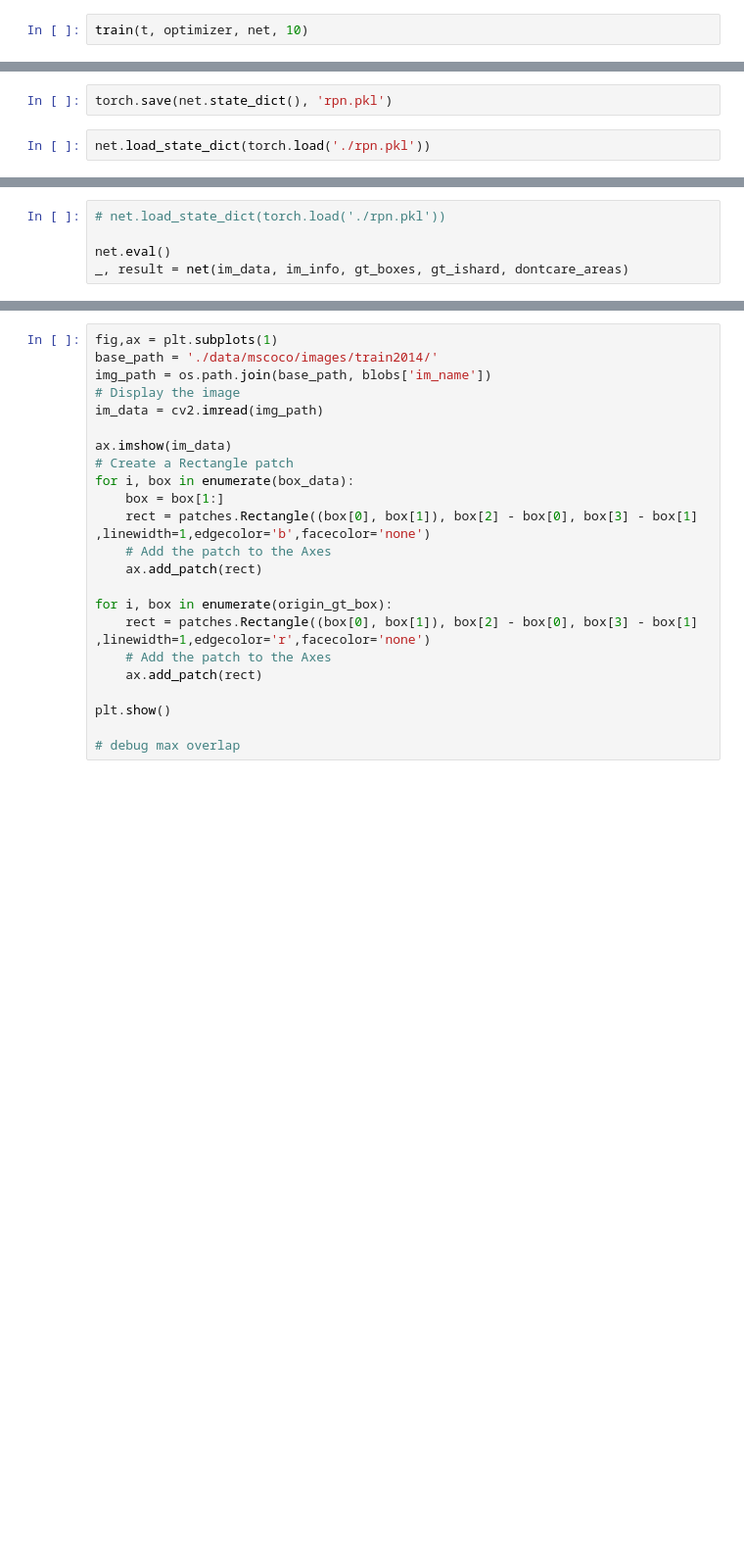
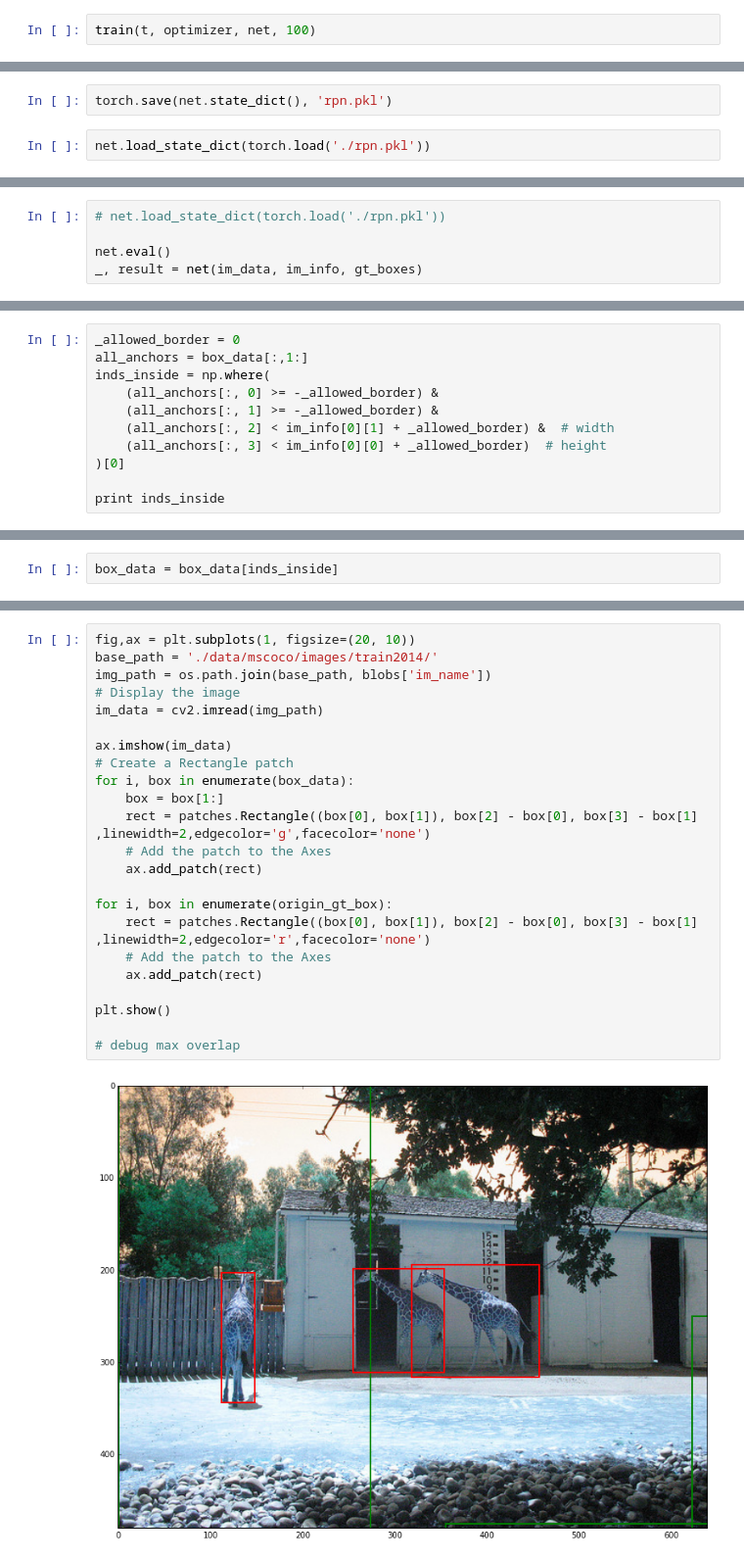
Before and after one commit to anhlt/faster_rcnn, a Jupyter notebook: RPN Module.ipynb, the cells around one changed output, grey strips where cells are left out. Shown at 98% size. Cells and saved outputs as stored; diff of their text form; blank space fills up the shorter version.

```diff
--- a/RPN Module.ipynb
+++ b/RPN Module.ipynb
@@ -129,5 +129,5 @@ def train(data_gen, optimizer, model, epoch):
 #             exp.add_scalar_value('loss', loss.data[0], step=step)
 #             exp.add_scalar_value('last_layers_loss', net.loss.data[0], step=step)
 # %%
-train(t, optimizer, net, 10)
+train(t, optimizer, net, 100)
 # %% [output]
@@ -170,7 +180,7 @@ print gt_boxes
 # net.load_state_dict(torch.load('./rpn.pkl'))
 
 net.eval()
-_, result = net(im_data, im_info, gt_boxes, gt_ishard, dontcare_areas)
+_, result = net(im_data, im_info, gt_boxes)
 # %%
 box_data =  result.data.cpu().numpy()
 features =  _.data.cpu().numpy()
@@ -178,0 +192,11 @@ print box_data.shape
+# %%
+_allowed_border = 0
+all_anchors = box_data[:,1:]
+inds_inside = np.where(
+    (all_anchors[:, 0] >= -_allowed_border) &
+    (all_anchors[:, 1] >= -_allowed_border) &
+    (all_anchors[:, 2] < im_info[0][1] + _allowed_border) &  # width
+    (all_anchors[:, 3] < im_info[0][0] + _allowed_border)  # height
+)[0]
+
+print inds_inside
@@ -178,0 +205,2 @@ print box_data.shape
+# %%
+box_data = box_data[inds_inside]
@@ -179,23 +340,25 @@ print box_data.shape
 # %%
-fig,ax = plt.subplots(1)
+fig,ax = plt.subplots(1, figsize=(20, 10))
 base_path = './data/mscoco/images/train2014/'
 img_path = os.path.join(base_path, blobs['im_name'])
 # Display the image
 im_data = cv2.imread(img_path)
 
 ax.imshow(im_data)
 # Create a Rectangle patch
 for i, box in enumerate(box_data):
     box = box[1:]
-    rect = patches.Rectangle((box[0], box[1]), box[2] - box[0], box[3] - box[1] ,linewidth=1,edgecolor='b',facecolor='none')
+    rect = patches.Rectangle((box[0], box[1]), box[2] - box[0], box[3] - box[1] ,linewidth=2,edgecolor='g',facecolor='none')
     # Add the patch to the Axes
     ax.add_patch(rect)
 
 for i, box in enumerate(origin_gt_box):
-    rect = patches.Rectangle((box[0], box[1]), box[2] - box[0], box[3] - box[1]  ,linewidth=1,edgecolor='r',facecolor='none')
+    rect = patches.Rectangle((box[0], box[1]), box[2] - box[0], box[3] - box[1]  ,linewidth=2,edgecolor='r',facecolor='none')
     # Add the patch to the Axes
     ax.add_patch(rect)
 
 plt.show()
 
 # debug max overlap
+# %% [output]
+[figure, added]
```
Also changed, not shown: parts of 16 cells of this notebook, 5 other files.
